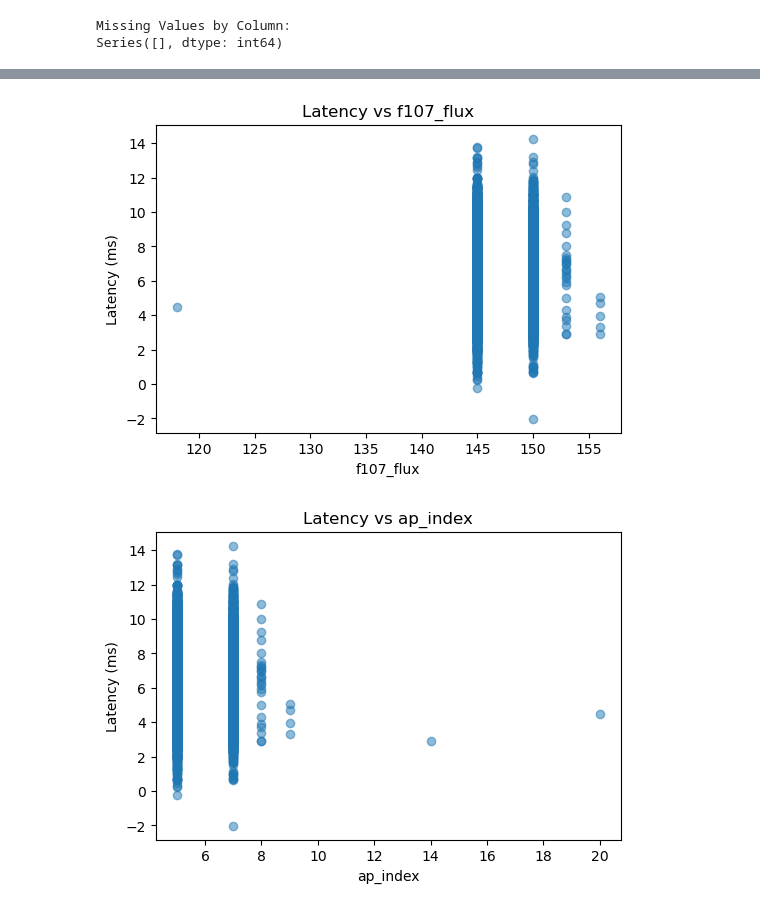
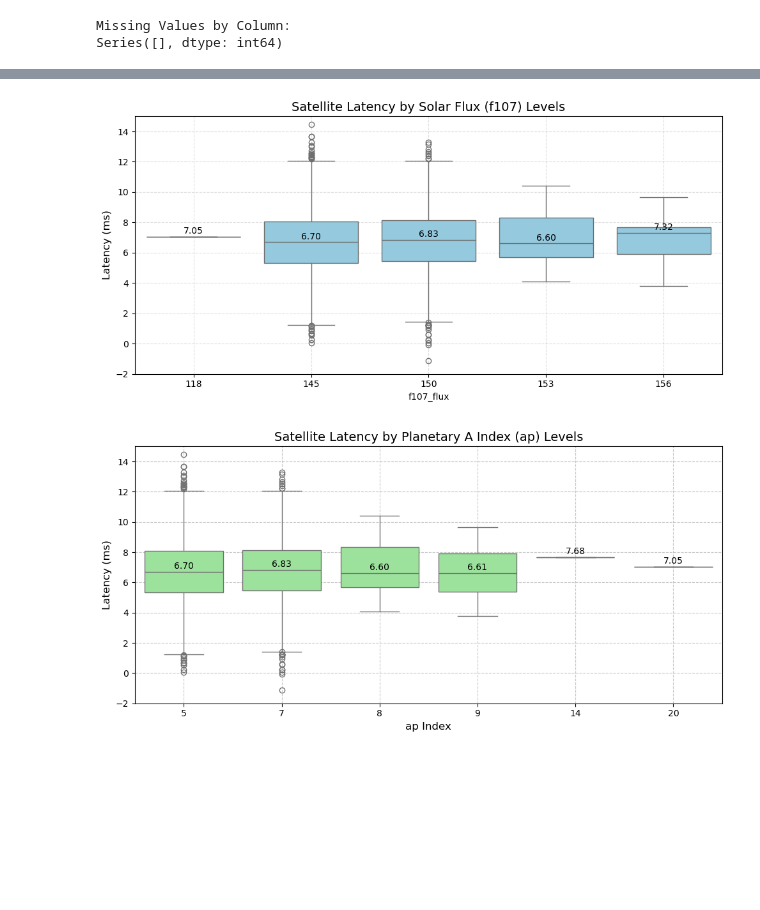
Before and after one commit to tashhalex/DDI-Capstone-Project, a Jupyter notebook: clean_eda.ipynb, the cells around one changed output, grey strips where cells are left out. Saved outputs shown, nothing was run; the diff lists cells and outputs as text; code cells hidden in the pictures; blank space fills up the shorter version.

```diff
--- a/clean_eda.ipynb
+++ b/clean_eda.ipynb
@@ -474,12 +475,54 @@ ax.set_xticklabels(['Mon', 'Tue', 'Wed', 'Thur', 'Fri', 'Sat', 'Sun']);
 # %%
 # Latency vs Solar Weather Variables
-solar_vars = ['f107_flux', 'ap_index']
-for var in solar_vars:
-    fig, ax = plt.subplots(figsize=(6,4))
-    ax.scatter(merged_df[var], merged_df['latency_ms'], alpha=0.5)
-    ax.set_title(f'Latency vs {var}')
-    ax.set_xlabel(var)
-    ax.set_ylabel('Latency (ms)')
+# F107 Flux
+fig, ax = plt.subplots(figsize=(10,5))
+sns.boxplot(x='f107_flux', y='latency_ms', data=merged_df, ax=ax, color='skyblue')
+ax.set_title('Satellite Latency by Solar Flux (f107) Levels', fontsize=14)
+ax.set_ylabel('Latency (ms)', fontsize=12)
+ax.grid(True, linestyle='--', alpha=0.4)
+ax.set_ylim(-2, 15)
+plt.xticks(fontsize=10)
+plt.yticks(fontsize=10)
+
+medians = merged_df.groupby('f107_flux')['latency_ms'].median()
+
+for tick, median in zip(ax.get_xticks(), medians):
+    ax.text(tick, median + 0.2, f'{median:.2f}', ha='center', color='black', fontsize=10)
+
+plt.tight_layout()
+
+# Latency tends to be highest around Solar Flux 145-150, at higher solar flux, latency drops slightly.
+# The spread of latency values is also tighter at higher flux values
+# Latency may increase up to a certain flux level but then decreases
+# solar activity might have threshold effects where minor increases cause degradation, but strong solar events
+    # trigger different system responses
 # %% [output]
-[figure, old version]
+[figure, new version]
-[figure, removed]
+# %%
+# AP Index
+fig, ax = plt.subplots(figsize=(10,5))
+sns.boxplot(x='ap_index', y='latency_ms', data=merged_df, ax=ax, color='lightgreen')
+ax.set_title('Satellite Latency by Planetary A Index (ap) Levels', fontsize=14)
+ax.set_xlabel('ap Index', fontsize=12)
+ax.set_ylabel('Latency (ms)', fontsize=12)
+ax.grid(True, linestyle='--', alpha=0.7)
+ax.set_ylim(-2, 15)
+plt.xticks(fontsize=10)
+plt.yticks(fontsize=10)
+
+medians_ap = merged_df.groupby('ap_index')['latency_ms'].median()
+
+for tick, median in zip(ax.get_xticks(), medians_ap):
+    ax.text(tick, median + 0.2, f'{median:.2f}', ha='center', color='black', fontsize=10)
+
+plt.tight_layout()
+
+# Latency is highest when ap_index is low and decreases sharply when ap_index is 9 or higher
+# May be a threshold effect with geomagnetic activity - higher ap_index (more geomagnetic disturbance)
+    # may trigger network/system adjustments that reduce latency
+# Relationship is not as simple as higher ap = higher latency
+# Could be reflective of adaptive mechanisms or I just didn't have enough data
+
+# Likely not a linear relationship between latency and solar weather
+# %% [output]
+[figure, added]
```
Also changed, not shown: parts of 13 cells of this notebook, 22 other files.
